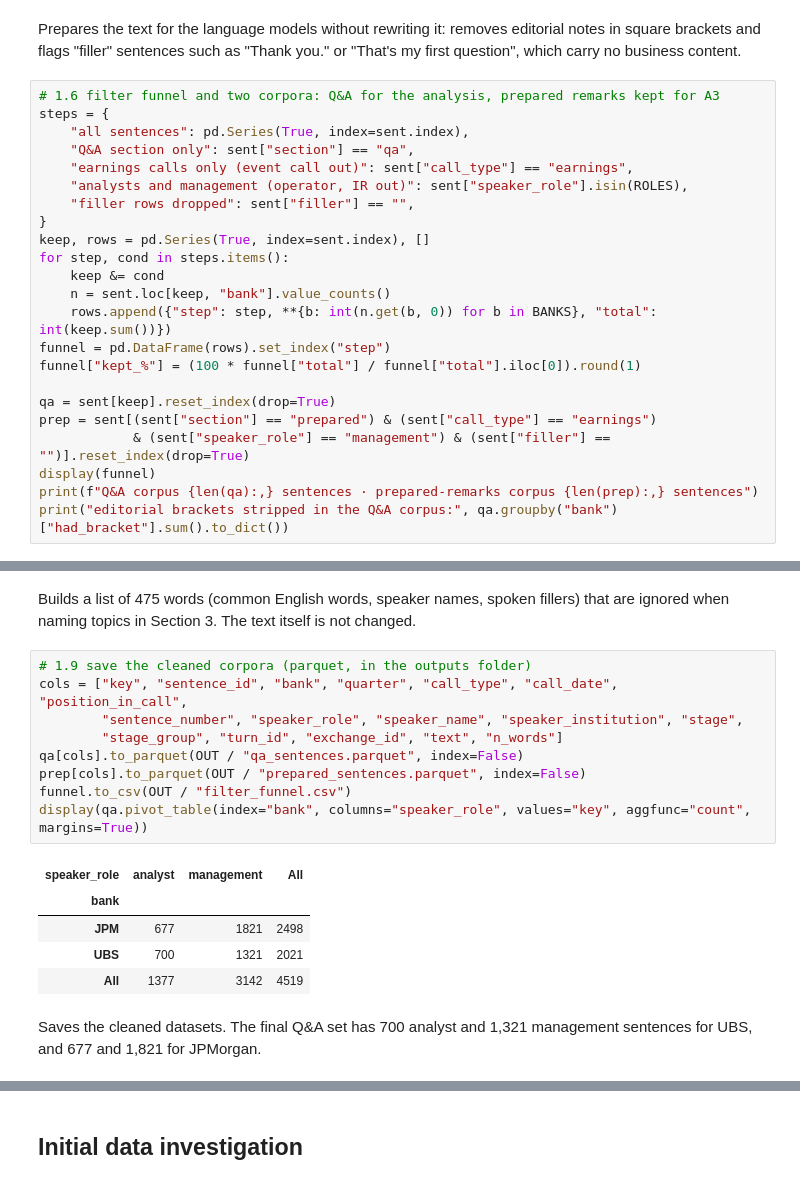
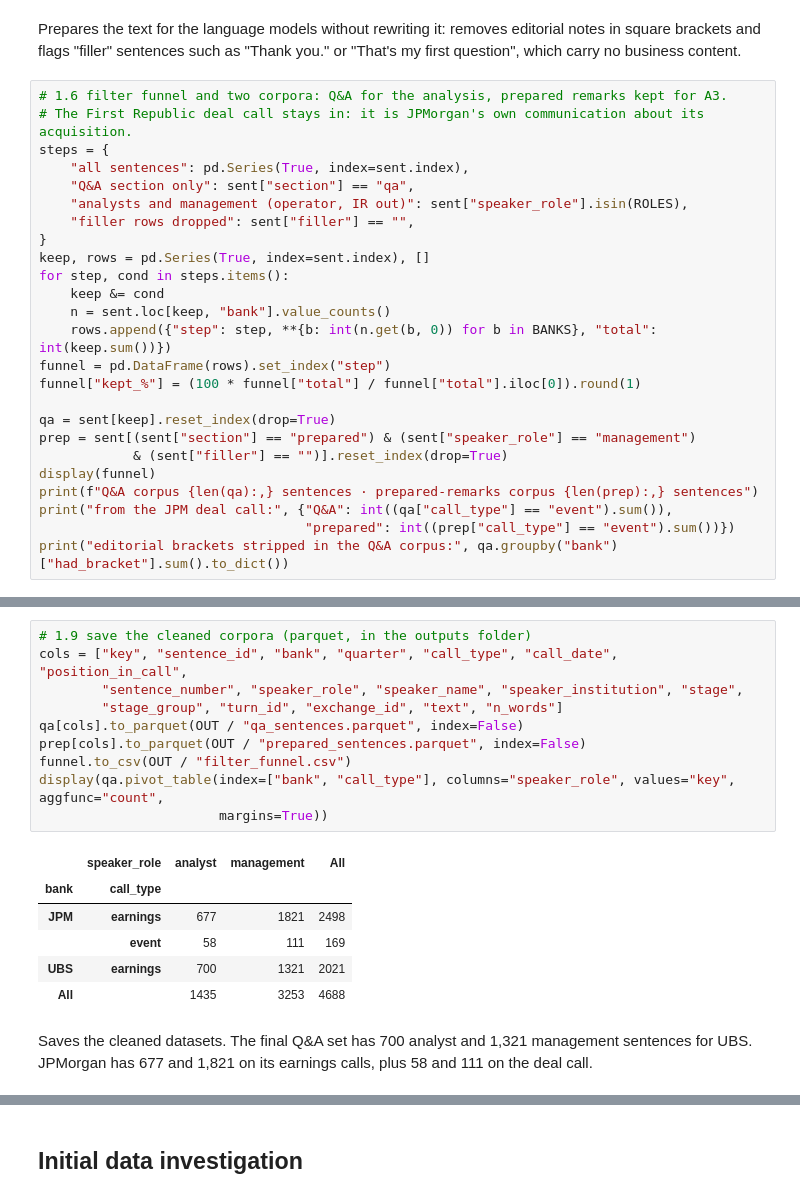
Before and after one commit to maybebool/boe-financial-analysis, a Jupyter notebook: notebooks/angelo/angelo.ipynb, the cells around one changed output, grey strips where cells are left out. Drawn from its saved outputs; the diff is of its cells as text.

```diff
--- a/notebooks/angelo/angelo.ipynb
+++ b/notebooks/angelo/angelo.ipynb
@@ -275,11 +282,11 @@ sent["filler"] = np.select(
 # %% [markdown]
 Prepares the text for the language models without rewriting it: removes editorial notes in square brackets and flags "filler" sentences such as "Thank you." or "That's my first question", which carry no business content.
 # %%
-# 1.6 filter funnel and two corpora: Q&A for the analysis, prepared remarks kept for A3
+# 1.6 filter funnel and two corpora: Q&A for the analysis, prepared remarks kept for A3.
+# The First Republic deal call stays in: it is JPMorgan's own communication about its acquisition.
 steps = {
     "all sentences": pd.Series(True, index=sent.index),
     "Q&A section only": sent["section"] == "qa",
-    "earnings calls only (event call out)": sent["call_type"] == "earnings",
     "analysts and management (operator, IR out)": sent["speaker_role"].isin(ROLES),
     "filler rows dropped": sent["filler"] == "",
 }
@@ -292,10 +299,12 @@ funnel = pd.DataFrame(rows).set_index("step")
 funnel["kept_%"] = (100 * funnel["total"] / funnel["total"].iloc[0]).round(1)
 
 qa = sent[keep].reset_index(drop=True)
-prep = sent[(sent["section"] == "prepared") & (sent["call_type"] == "earnings")
-            & (sent["speaker_role"] == "management") & (sent["filler"] == "")].reset_index(drop=True)
+prep = sent[(sent["section"] == "prepared") & (sent["speaker_role"] == "management")
+            & (sent["filler"] == "")].reset_index(drop=True)
 display(funnel)
 print(f"Q&A corpus {len(qa):,} sentences · prepared-remarks corpus {len(prep):,} sentences")
+print("from the JPM deal call:", {"Q&A": int((qa["call_type"] == "event").sum()),
+                                  "prepared": int((prep["call_type"] == "event").sum())})
 print("editorial brackets stripped in the Q&A corpus:", qa.groupby("bank")["had_bracket"].sum().to_dict())
 # %% [output]
 |  | UBS | JPM | total | kept_% |
@@ -377,22 +364,22 @@ print(f"{len(STOP_WORDS)} stop words: {len(ENGLISH_STOP_WORDS)} English, {len(na
-# %% [markdown]
-Builds a list of 475 words (common English words, speaker names, spoken fillers) that are ignored when naming topics in Section 3. The text itself is not changed.
 # %%
 # 1.9 save the cleaned corpora (parquet, in the outputs folder)
 cols = ["key", "sentence_id", "bank", "quarter", "call_type", "call_date", "position_in_call",
         "sentence_number", "speaker_role", "speaker_name", "speaker_institution", "stage",
         "stage_group", "turn_id", "exchange_id", "text", "n_words"]
 qa[cols].to_parquet(OUT / "qa_sentences.parquet", index=False)
 prep[cols].to_parquet(OUT / "prepared_sentences.parquet", index=False)
 funnel.to_csv(OUT / "filter_funnel.csv")
-display(qa.pivot_table(index="bank", columns="speaker_role", values="key", aggfunc="count", margins=True))
+display(qa.pivot_table(index=["bank", "call_type"], columns="speaker_role", values="key", aggfunc="count",
+                       margins=True))
 # %% [output]
-| speaker_role | analyst | management | All |
-| bank |  |  |  |
-| JPM | 677 | 1821 | 2498 |
-| UBS | 700 | 1321 | 2021 |
-| All | 1377 | 3142 | 4519 |
+|  | speaker_role | analyst | management | All |
+| bank | call_type |  |  |  |
+| JPM | earnings | 677 | 1821 | 2498 |
+|  | event | 58 | 111 | 169 |
+| UBS | earnings | 700 | 1321 | 2021 |
+| All |  | 1435 | 3253 | 4688 |
 # %% [markdown]
-Saves the cleaned datasets. The final Q&A set has 700 analyst and 1,321 management sentences for UBS, and 677 and 1,821 for JPMorgan.
+Saves the cleaned datasets. The final Q&A set has 700 analyst and 1,321 management sentences for UBS. JPMorgan has 677 and 1,821 on its earnings calls, plus 58 and 111 on the deal call.
 # %% [markdown]
 ### Summary
 
```
Also changed, not shown: parts of 93 cells of this notebook.
